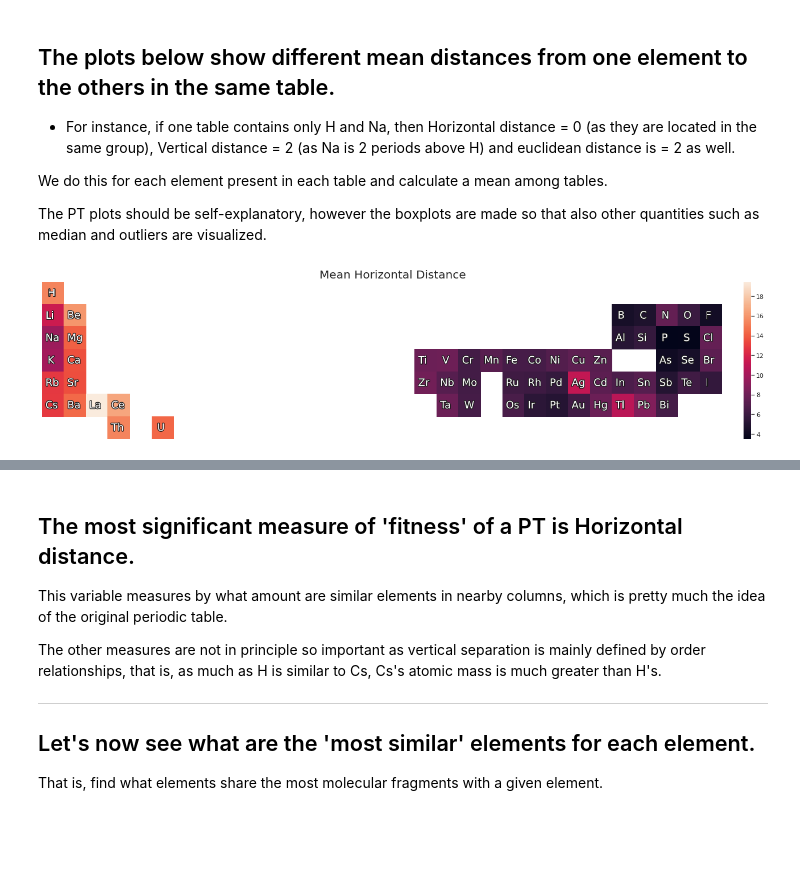
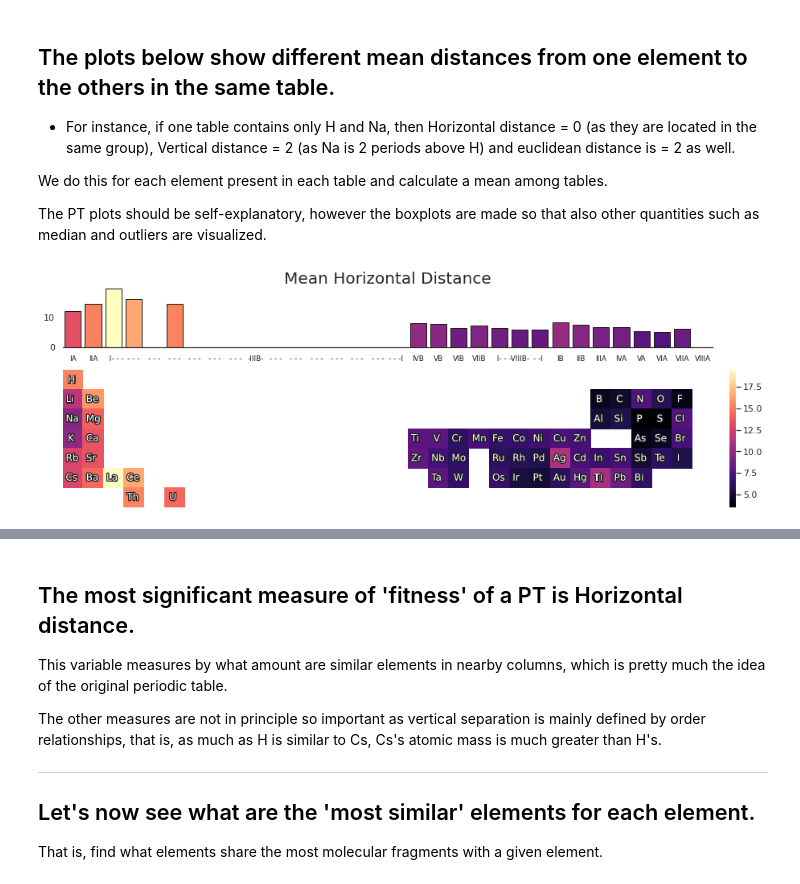
Before and after one commit to doncamilom/1868_SubstancesStudy, a Jupyter notebook: Notebooks/Analysis.ipynb, the cells around one changed output, grey strips where cells are left out. Saved outputs shown, nothing was run; the diff lists cells and outputs as text; code cells hidden in the pictures; blank space fills up the shorter version.

Commit message:
New scripts create arrays of mean HND for further analysis and for making plots!

```diff
--- a/Notebooks/Analysis.ipynb
+++ b/Notebooks/Analysis.ipynb
@@ -19,22 +19,4 @@ from Analysis import *
 - `ElementList.txt`: Element list found in dataset.
-# %%
-dataPath = "../Code/Data/"
-
-# Load AllMatches.bin
-Match_file = bz2.BZ2File(dataPath+'AllMatches.bin', 'r')
-Matches = pickle.load(Match_file)
-
-# Load AllRs.npz
-Rs = sp.load_npz(dataPath+'AllRs_clean_sparse.npz')
-
-print(Rs.shape)
-# Load element list
-elemList = []
-with open(f"{dataPath}/ElementList.txt",'r') as f:
-    for line in f:
-        elemList.append(line.strip())
-
-print(elemList[:10])
 # %%
 dataPath = "../Code/OnlyStrs/Data/"
 
@@ -258,14 +242,26 @@ TypeError: '<=' not supported between instances of 'list' and 'int'
 We do this for each element present in each table and calculate a mean among tables.
 
 The PT plots should be self-explanatory, however the boxplots are made so that also other quantities such as median and outliers are visualized.
-# %%
-# See results with all data
-dis,norm = meanDist(Matches,2100)
-vert,hori = dis
-
-makeTPPlot(hori,norm,title="Mean Horizontal Distance",PT=TP,fs=18,save='../inf/meanHND1868.png')
-# %% [output]
-[figure, removed]
+# %%
+# See results with all data
+dis,norm = meanDist(Matches,0)
+vert,hori = dis
+
+with np.errstate(invalid='ignore'):
+    dt = np.nan_to_num(hori*norm).sum(axis=0)/norm.sum(axis=0)
+
+min_scale = np.nanmin(dt)
+max_scale = np.nanmax(dt)
+
+grid_kws = {'width_ratios': (0.99, 0.01),
+            'height_ratios':(0.3,0.7),
+            'wspace': 0.05,'hspace':0.23}
+fig, ax = plt.subplots(2, 2, gridspec_kw = grid_kws, figsize = (15, 5))
+
+makeTPPlot(dt,title="Mean Horizontal Distance",PT=TP,fs=10,ax=ax,
+           min_scale=min_scale,max_scale=max_scale)
+# %% [output]
+[figure, added]
 # %%
 # Explore time variations
 for i in range(1700,1710):
```
Also changed, not shown: parts of 8 cells of this notebook, 10 other files.
